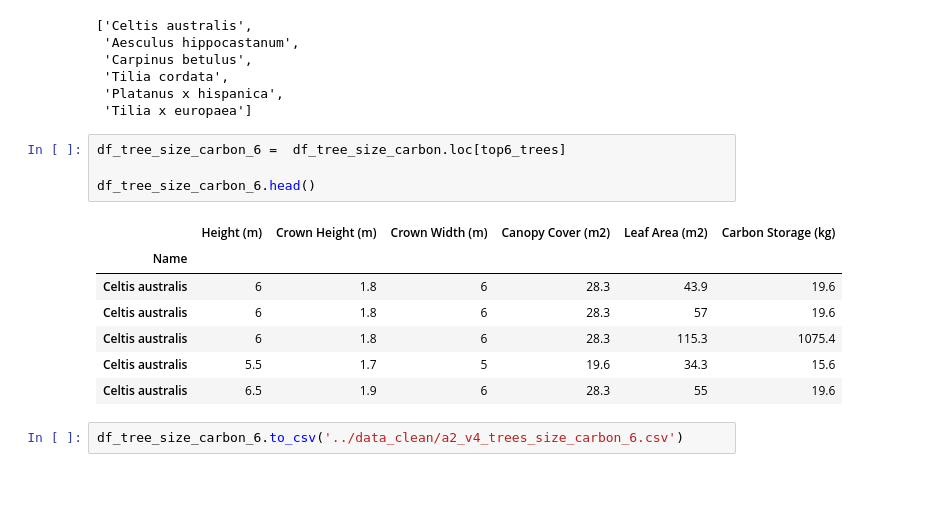
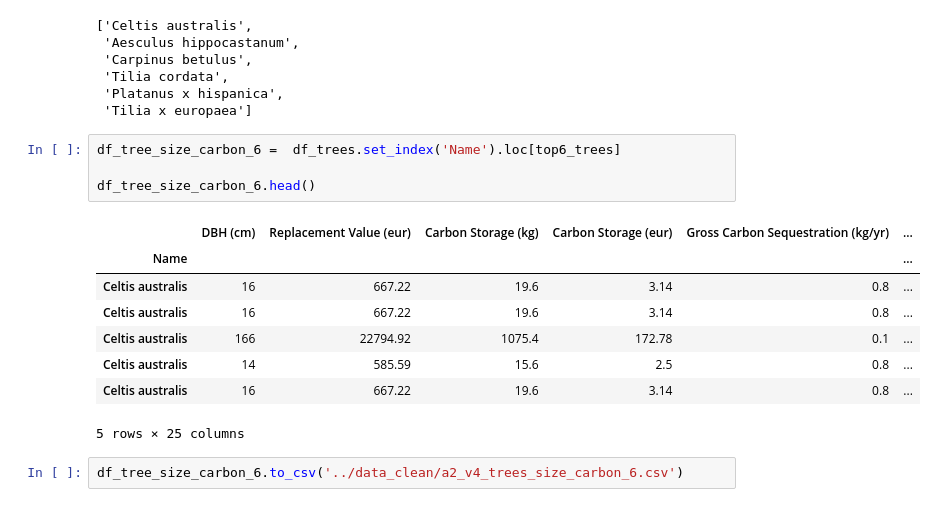
Before and after one commit to DataViz-Group3/DataViz-Group3, a Jupyter notebook: src/preprocessing.ipynb, the cells around one changed output. Saved outputs shown, nothing was run; the diff lists cells and outputs as text.

```diff
--- a/src/preprocessing.ipynb
+++ b/src/preprocessing.ipynb
@@ -255,17 +255,18 @@ top6_trees
  'Platanus x hispanica',
  'Tilia x europaea']
 # %%
-df_tree_size_carbon_6 =  df_tree_size_carbon.loc[top6_trees]
+df_tree_size_carbon_6 =  df_trees.set_index('Name').loc[top6_trees]
 
 df_tree_size_carbon_6.head()
 # %% [output]
-|  | Height (m) | Crown Height (m) | Crown Width (m) | Canopy Cover (m2) | Leaf Area (m2) | Carbon Storage (kg) |
-| Name |  |  |  |  |  |  |
-| Celtis australis | 6 | 1.8 | 6 | 28.3 | 43.9 | 19.6 |
-| Celtis australis | 6 | 1.8 | 6 | 28.3 | 57 | 19.6 |
-| Celtis australis | 6 | 1.8 | 6 | 28.3 | 115.3 | 1075.4 |
-| Celtis australis | 5.5 | 1.7 | 5 | 19.6 | 34.3 | 15.6 |
-| Celtis australis | 6.5 | 1.9 | 6 | 28.3 | 55 | 19.6 |
+|  | DBH (cm) | Replacement Value (eur) | Carbon Storage (kg) | Carbon Storage (eur) | Gross Carbon Sequestration (kg/yr) | ... |
+| Name |  |  |  |  |  | ... |
+| Celtis australis | 16 | 667.22 | 19.6 | 3.14 | 0.8 | ... |
+| Celtis australis | 16 | 667.22 | 19.6 | 3.14 | 0.8 | ... |
+| Celtis australis | 166 | 22794.92 | 1075.4 | 172.78 | 0.1 | ... |
+| Celtis australis | 14 | 585.59 | 15.6 | 2.5 | 0.8 | ... |
+| Celtis australis | 16 | 667.22 | 19.6 | 3.14 | 0.8 | ... |
+5 rows × 25 columns
 # %%
 df_tree_size_carbon_6.to_csv('../data_clean/a2_v4_trees_size_carbon_6.csv')
 # %% [markdown]
```
Also changed, not shown: parts of 1 cell of this notebook, 2 other files.
